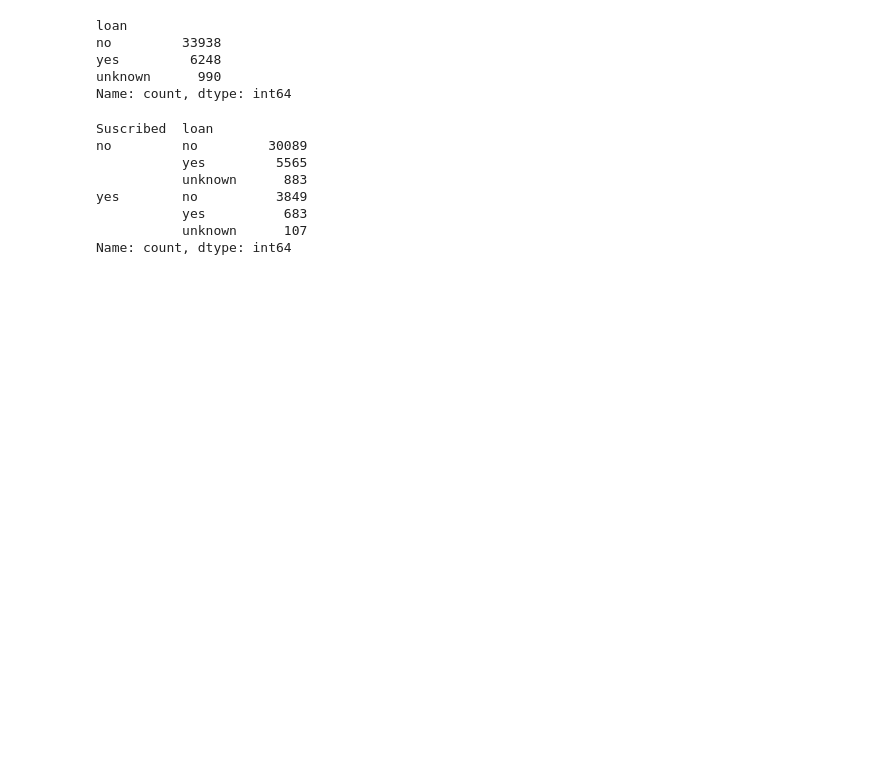
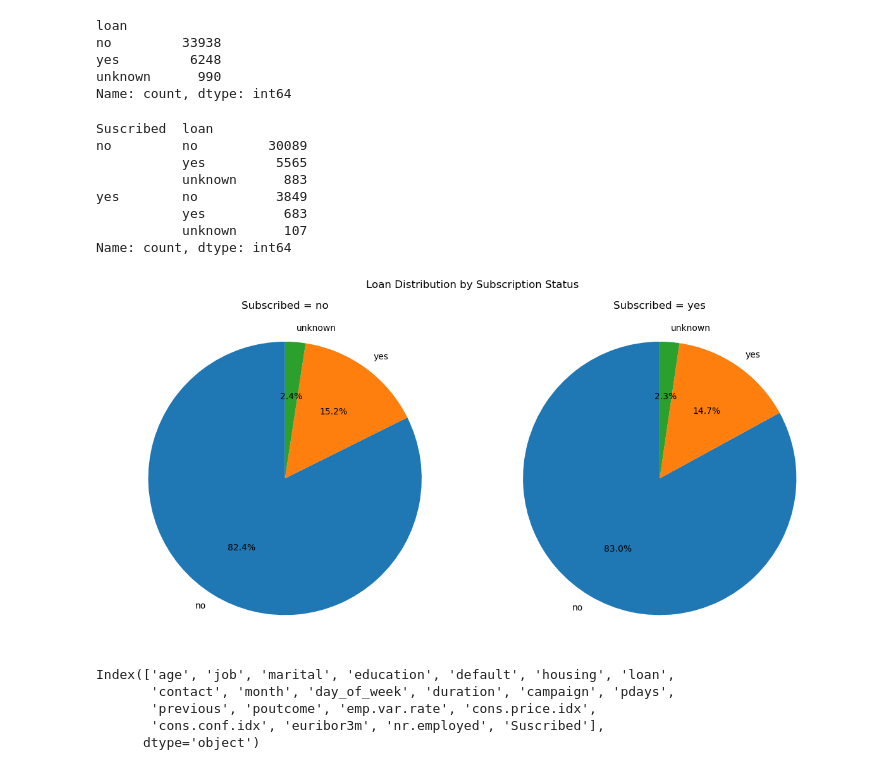
Before and after one commit to Isaac-Jim/AzubiAfrica-Assessment, a Jupyter notebook: Client_Subscription_Prediction.ipynb, the cells around one changed output. Cells and saved outputs as stored; diff of their text form; code cells hidden in the pictures; blank space fills up the shorter version.

```diff
--- a/Client_Subscription_Prediction.ipynb
+++ b/Client_Subscription_Prediction.ipynb
@@ -494,3 +488,37 @@ yes        no          3849
            yes          683
            unknown      107
 Name: count, dtype: int64
+# %%
+
+grouped = df.groupby('Suscribed')['loan'].value_counts()
+
+# Extract data for each 'Subscribed' group
+no_data = grouped['no']
+yes_data = grouped['yes']
+
+# Create subplots
+fig, axes = plt.subplots(1, 2, figsize=(12, 6))
+
+# Plot for Subscribed = no
+axes[0].pie(no_data, labels=no_data.index, autopct='%1.1f%%', startangle=90)
+axes[0].set_title('Subscribed = no')
+axes[0].axis('equal')
+
+# Plot for Subscribed = yes
+axes[1].pie(yes_data, labels=yes_data.index, autopct='%1.1f%%', startangle=90)
+axes[1].set_title('Subscribed = yes')
+axes[1].axis('equal')
+
+plt.suptitle('Loan Distribution by Subscription Status')
+plt.tight_layout()
+plt.show()
+# %% [output]
+[figure, added]
+# %%
+df.columns
+# %% [output]
+Index(['age', 'job', 'marital', 'education', 'default', 'housing', 'loan',
+       'contact', 'month', 'day_of_week', 'duration', 'campaign', 'pdays',
+       'previous', 'poutcome', 'emp.var.rate', 'cons.price.idx',
+       'cons.conf.idx', 'euribor3m', 'nr.employed', 'Suscribed'],
+      dtype='object')
```
Also changed, not shown: parts of 15 cells of this notebook.
